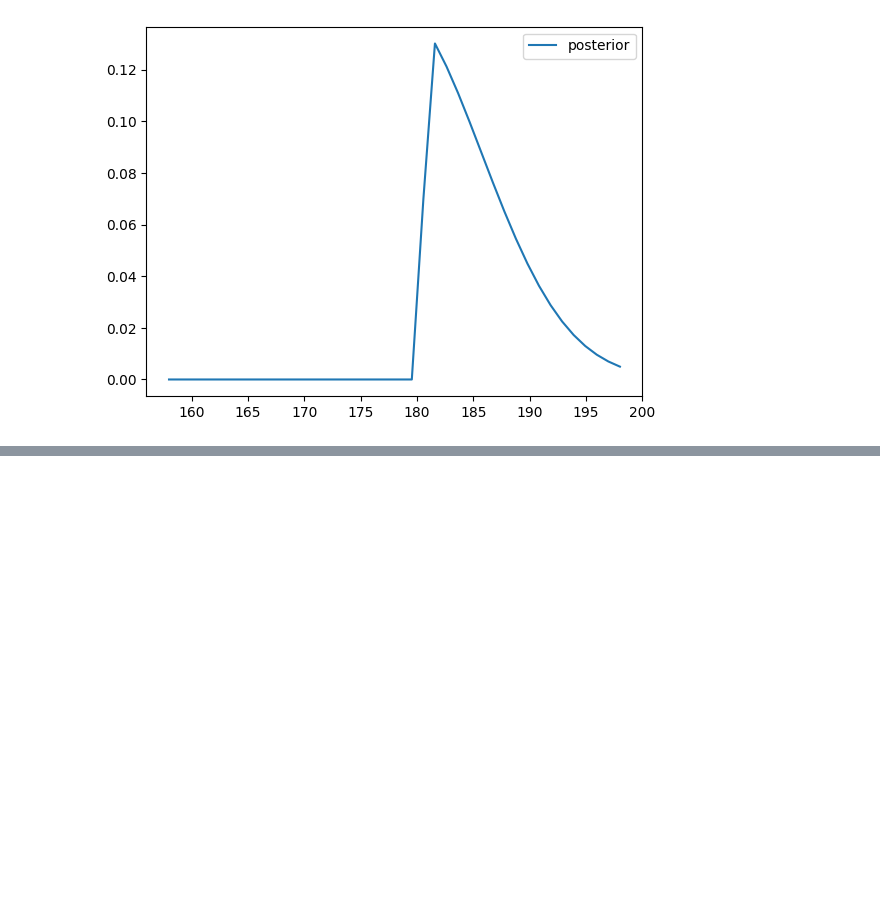
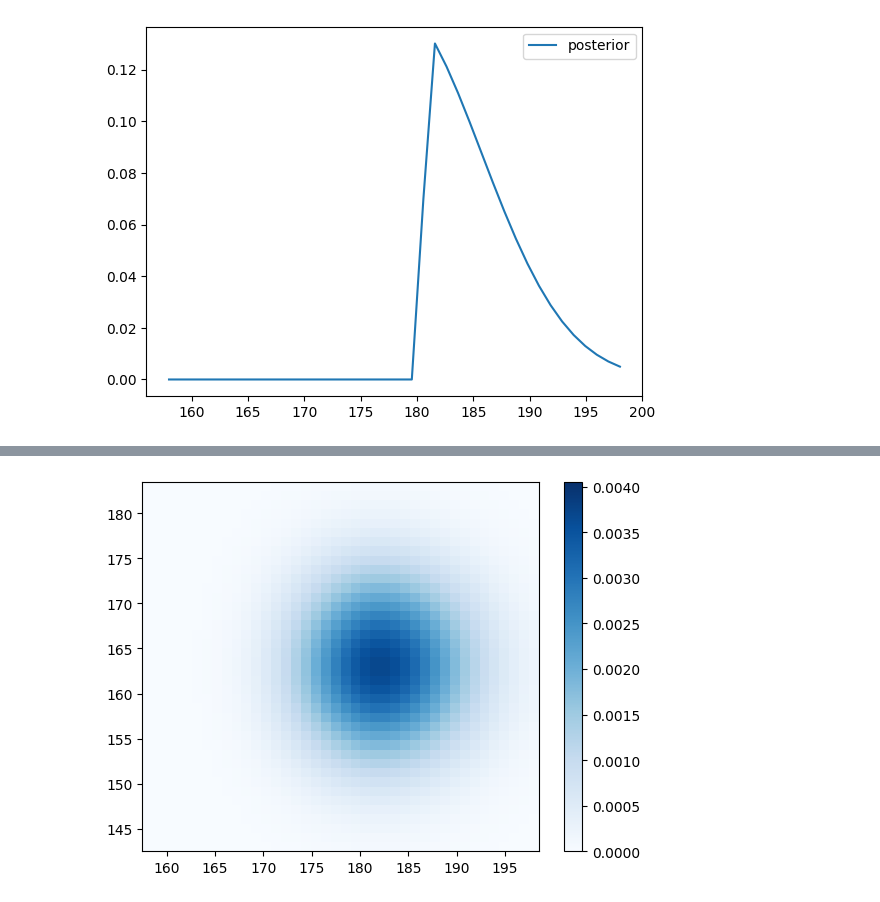
Before and after one commit to shouya/thinking-dumps, a Jupyter notebook: think-bayes/11-comparison.ipynb, the cells around one changed output, grey strips where cells are left out. Saved outputs shown, nothing was run; the diff lists cells and outputs as text; code cells hidden in the pictures; blank space fills up the shorter version.

```diff
--- a/think-bayes/11-comparison.ipynb
+++ b/think-bayes/11-comparison.ipynb
@@ -147,0 +162,5 @@ posterior_A_3.plot(label="posterior", legend=True)
+# %%
+joint_A_C = make_joint(prior_2, woman_prior)
+plot_joint(joint_A_C)
+# %% [output]
+[figure, added]
```
Also changed, not shown: parts of 8 cells of this notebook.
